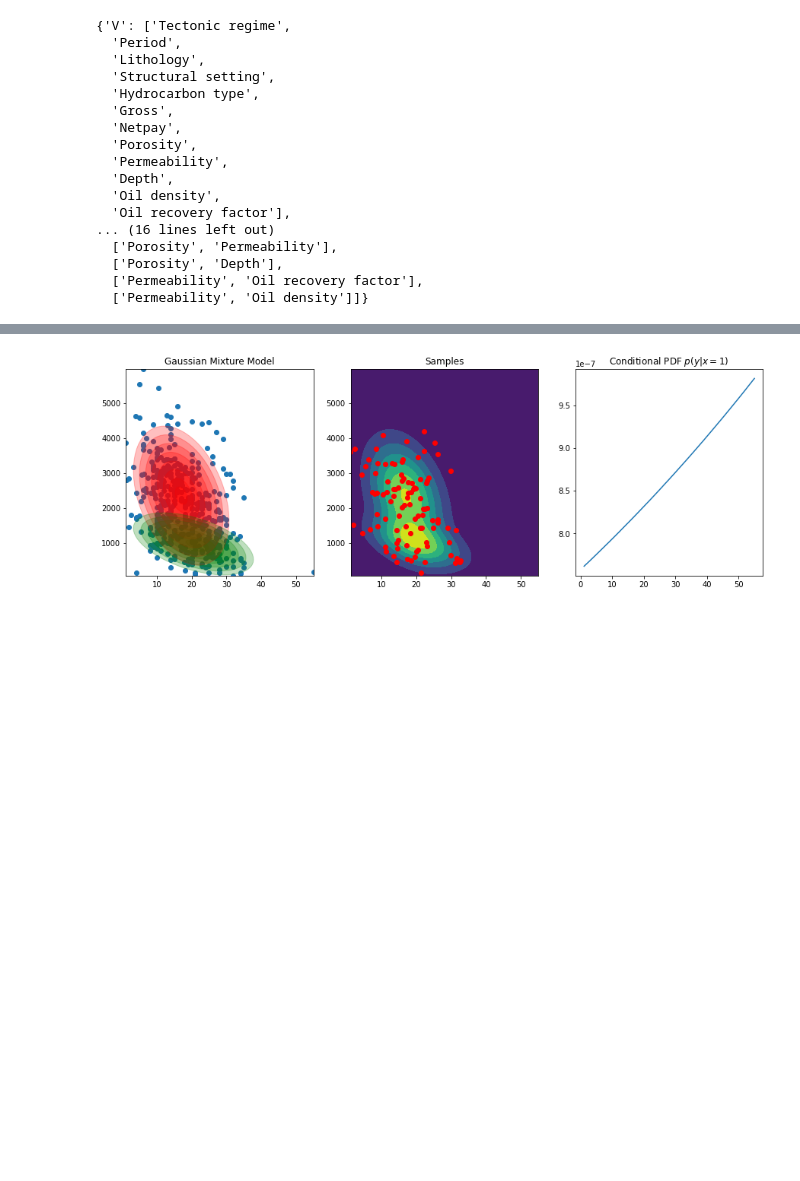
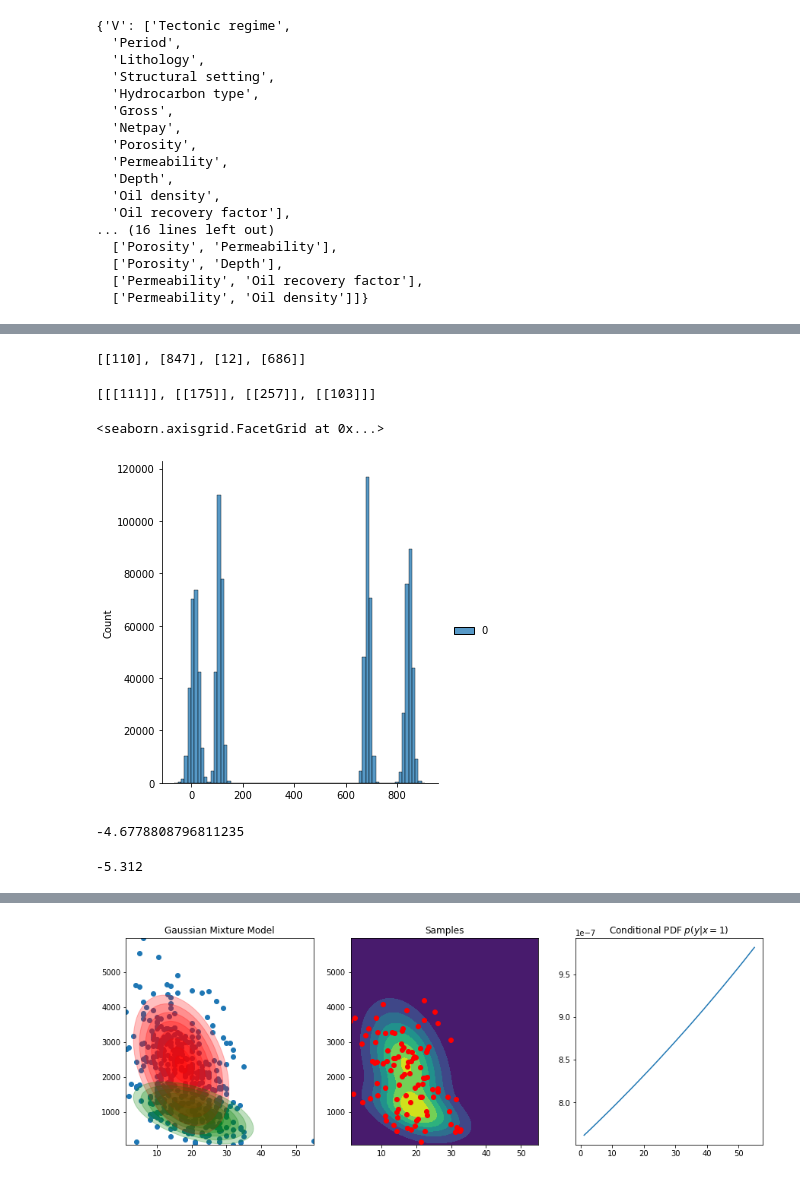
Before and after one commit to aimclub/BAMT, a Jupyter notebook: experiments/gmm_experiments.ipynb, the cells around one changed output, grey strips where cells are left out. Cells and saved outputs as stored; diff of their text form; code cells hidden in the pictures; blank space fills up the shorter version.

```diff
--- a/experiments/gmm_experiments.ipynb
+++ b/experiments/gmm_experiments.ipynb
@@ -288,0 +134,26 @@ n
+# %%
+n=4
+# %%
+means = []
+cov = []
+w = [1/n for o in range(n)]
+for i in range(n):
+    means.append([random.randint(0, 1000)])
+    cov.append([[random.randint(100, 300)]])
+# %%
+means
+# %% [output]
+[[110], [847], [12], [686]]
+# %%
+cov
+# %% [output]
+[[[111]], [[175]], [[257]], [[103]]]
+# %%
+m = GMM(n_components=n, means=means, covariances=cov, priors=w, random_state=random_state)
+# %%
+sample = m.sample(1000000)
+# %%
+sns.displot(sample)
+# %% [output]
+<seaborn.axisgrid.FacetGrid at 0x...>
+[figure, added]
@@ -288,0 +174,9 @@ n
+# %%
+LL_sample(sample, n, means, cov, w)
+# %% [output]
+-4.6778808796811235
+# %%
+m1 = GaussianMixture(n_components=n).fit(sample)
+round(m1.lower_bound_,3)
+# %% [output]
+-5.312
```
Also changed, not shown: parts of 46 cells of this notebook, 5 other files.
